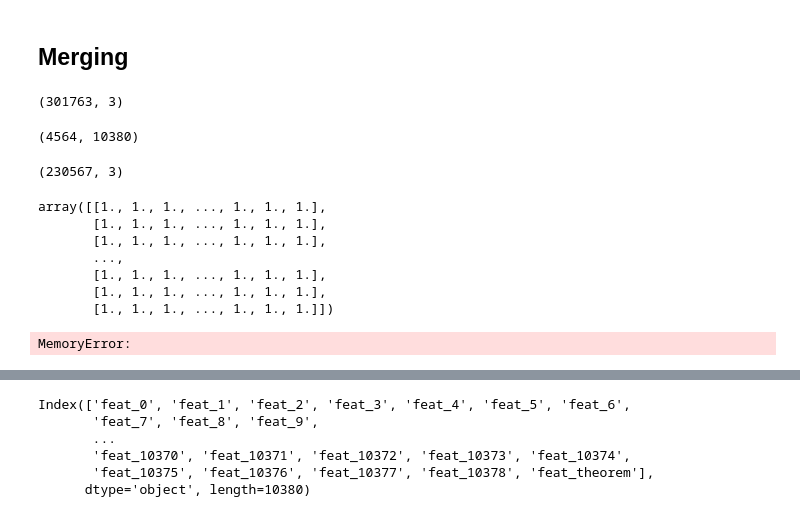
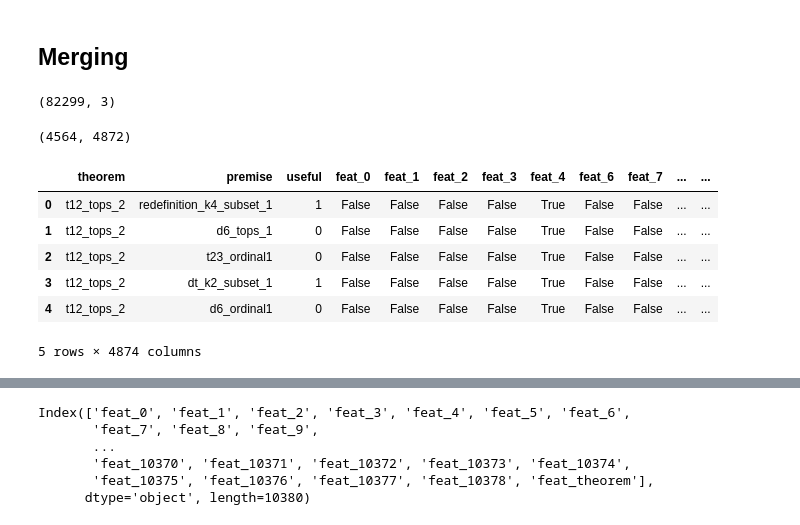
Before and after one commit to piotrekp1/ml-atp, a Jupyter notebook: notebooks/bad_classifier.ipynb, the cells around one changed output, grey strips where cells are left out. Saved outputs shown, nothing was run; the diff lists cells and outputs as text; code cells hidden in the pictures.

Commit message:
creating dataset, first training

```diff
--- a/notebooks/bad_classifier.ipynb
+++ b/notebooks/bad_classifier.ipynb
@@ -29,4 +29,6 @@ mhe = one_hot.fit_transform(features)
 df = pd.DataFrame(mhe)
 # %%
 df.rename(columns=lambda x: f'feat_{x}', inplace=True)
+df = df.T.drop_duplicates().T
+df = df.astype(bool)
 df['theorem'] = indexes
@@ -61,7 +71,7 @@ def get_available_theorems(name):
 # %%
 used_premises = ones_df.groupby('theorem')['premise'].unique()
 # %%
-FALSE_EXAMPLES_RATIO = 10
+FALSE_EXAMPLES_RATIO = 2
 
 dataset_zeros = []
 for theorem, theorem_premises in ones_df.groupby('theorem')['premise']:
@@ -93,31 +110,25 @@ df_train = pd.concat([zeros_df, ones_df])
 # %%
 df_train.shape
 # %% [output]
-(301763, 3)
+(82299, 3)
+# %%
+df_train = df_train.sample(frac=0.5)
 # %%
 df.shape
 # %% [output]
-(4564, 10380)
+(4564, 4872)
-# %%
-df_train.drop_duplicates().shape
-# %% [output]
-(230567, 3)
-# %%
-np.ones(shape=(230763, 5380))
-# %% [output]
-array([[1., 1., 1., ..., 1., 1., 1.],
-       [1., 1., 1., ..., 1., 1., 1.],
-       [1., 1., 1., ..., 1., 1., 1.],
-       ...,
-       [1., 1., 1., ..., 1., 1., 1.],
-       [1., 1., 1., ..., 1., 1., 1.],
-       [1., 1., 1., ..., 1., 1., 1.]])
 # %%
-df = pd.merge(
+df_train = pd.merge(
     df_train, df,
     left_on=['theorem'],
     right_on=['theorem']
 )
-df.head()
+df_train.head()
 # %% [output]
+|  | theorem | premise | useful | feat_0 | feat_1 | feat_2 | feat_3 | feat_4 | feat_6 | feat_7 | ... | ... |
+| 0 | t12_tops_2 | redefinition_k4_subset_1 | 1 | False | False | False | False | True | False | False | ... | ... |
+| 1 | t12_tops_2 | d6_tops_1 | 0 | False | False | False | False | True | False | False | ... | ... |
+| 2 | t12_tops_2 | t23_ordinal1 | 0 | False | False | False | False | True | False | False | ... | ... |
+| 3 | t12_tops_2 | dt_k2_subset_1 | 1 | False | False | False | False | True | False | False | ... | ... |
+| 4 | t12_tops_2 | d6_ordinal1 | 0 | False | False | False | False | True | False | False | ... | ... |
-MemoryError:
+5 rows × 4874 columns
```
Also changed, not shown: parts of 13 cells of this notebook.
